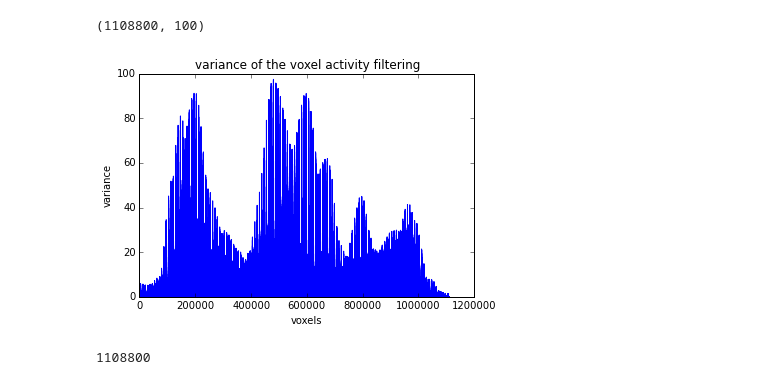
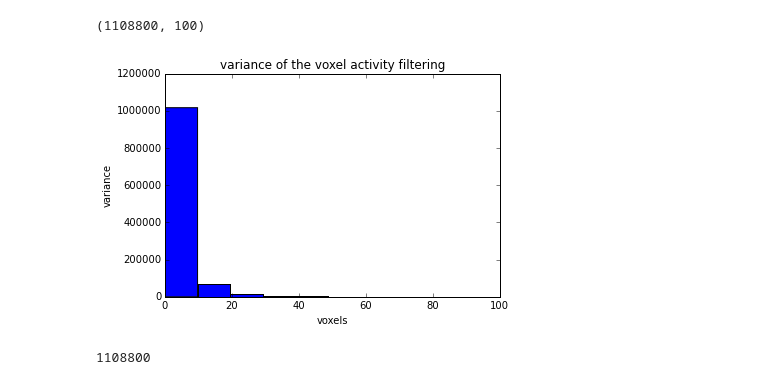
Before and after one commit to berkeley-stat159/project-beta, a Jupyter notebook: code/Data_filtering.ipynb, the cells around one changed output. Cells and saved outputs as stored; diff of their text form; code cells hidden in the pictures.

```diff
--- a/code/Data_filtering.ipynb
+++ b/code/Data_filtering.ipynb
@@ -106,13 +104,13 @@ fdata.shape
 # %%
 v = np.var(fdata,axis=1)
 # %%
-plt.plot(v)
+plt.hist(v)
 plt.xlabel("voxels")
 plt.ylabel("variance")
 plt.title("variance of the voxel activity filtering")
 plt.savefig("../figure/voxel_variance_on_smoothed_data.jpg")
 # %% [output]
-[figure, old version]
+[figure, new version]
 # %%
 len(v)
 # %% [output]
```
Also changed, not shown: parts of 8 cells of this notebook, 2 other files.
